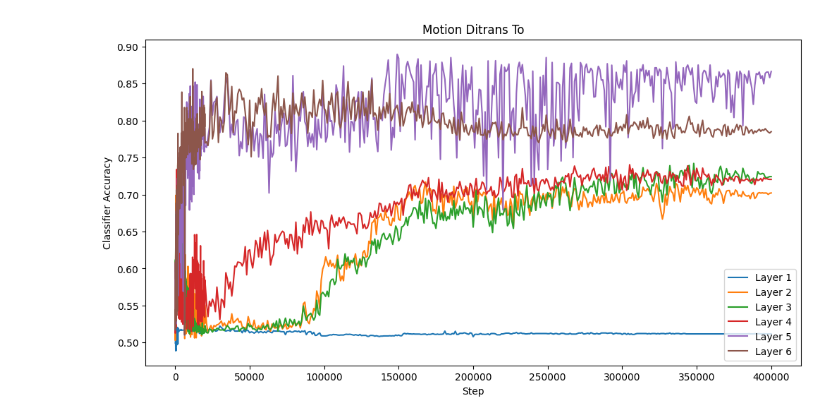
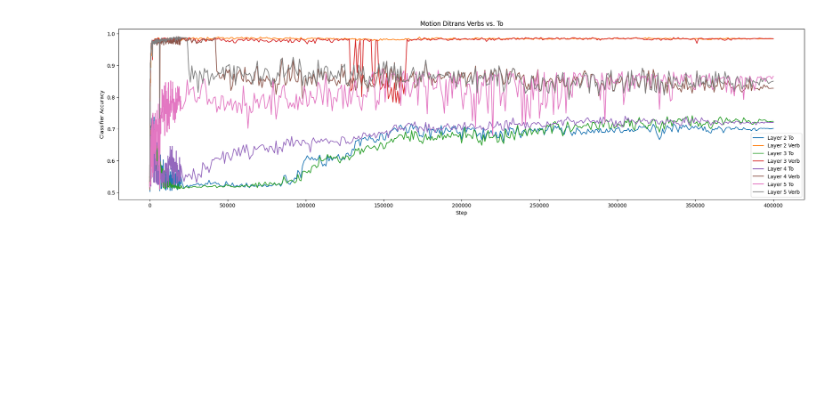
Before and after one commit to jasperjjian/abstraction, a Jupyter notebook: abstraction/analysis/plot.ipynb, the cells around one changed output. Cells and saved outputs as stored; diff of their text form; code cells hidden in the pictures; blank space fills up the shorter version.

Commit message:
Results, trial 1, unbalanced verb classes. Plotting code.

```diff
--- a/abstraction/analysis/plot.ipynb
+++ b/abstraction/analysis/plot.ipynb
@@ -21,9 +21,9 @@ def plot_training_curve(file_path, title, metric_name = "Accuracy", layers=None)
 def plot_pair_training_curve(target_path, dependent_path, title, metric_name = "Accuracy", layers=None):
     df_target = pd.read_csv(target_path, sep="\t")
     df_dep = pd.read_csv(dependent_path, sep="\t")
-    plt.figure(figsize=(20, 6))
+    plt.figure(figsize=(24, 6))
     # make the x axis logarithmic
-    #plt.xscale('log')
+    #plt.yscale('log')
     for index, row in df_target.iterrows():
         if layers is not None and index not in layers:
             continue
@@ -52,4 +58,4 @@ plot_training_curve("/sailhome/jjian/projects/abstraction/results/wikitext/to/ri
 # %%
-plot_training_curve("/sailhome/jjian/projects/abstraction/results/wikitext/to/ridge_pca_2/battlestar_small.motion.ditrans.target.tsv", "Motion Ditrans To", metric_name="Classifier Accuracy", layers=list(range(6)))
+plot_pair_training_curve("/sailhome/jjian/projects/abstraction/results/wikitext/to/ridge_pca_2/battlestar_small.motion.ditrans.target.tsv","/sailhome/jjian/projects/abstraction/results/wikitext/to/ridge_pca_2/battlestar_small.motion.ditrans.dependent.tsv", "Motion Ditrans Verbs vs. To", metric_name="Classifier Accuracy", layers=list(range(1, 5)))
 # %% [output]
-[figure, old version]
+[figure, new version]
```
Also changed, not shown: parts of 8 cells of this notebook, 6 other files.
